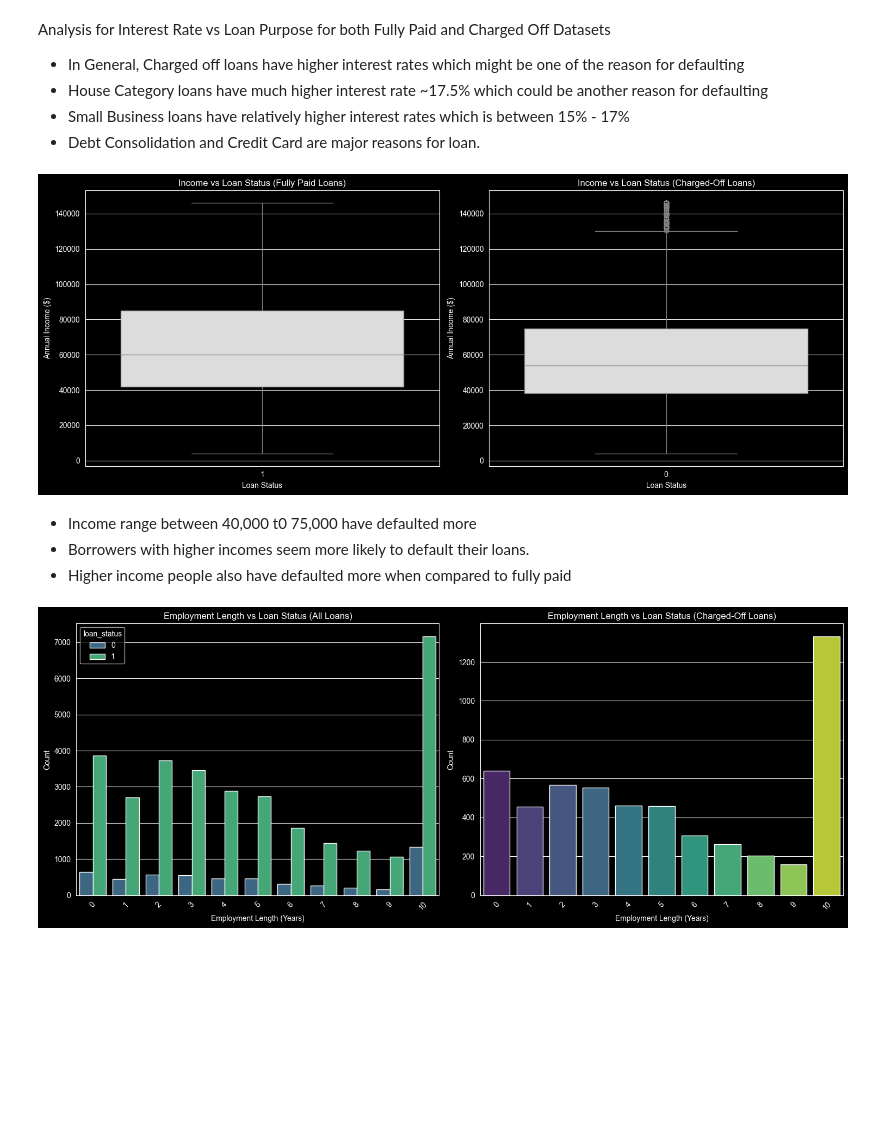
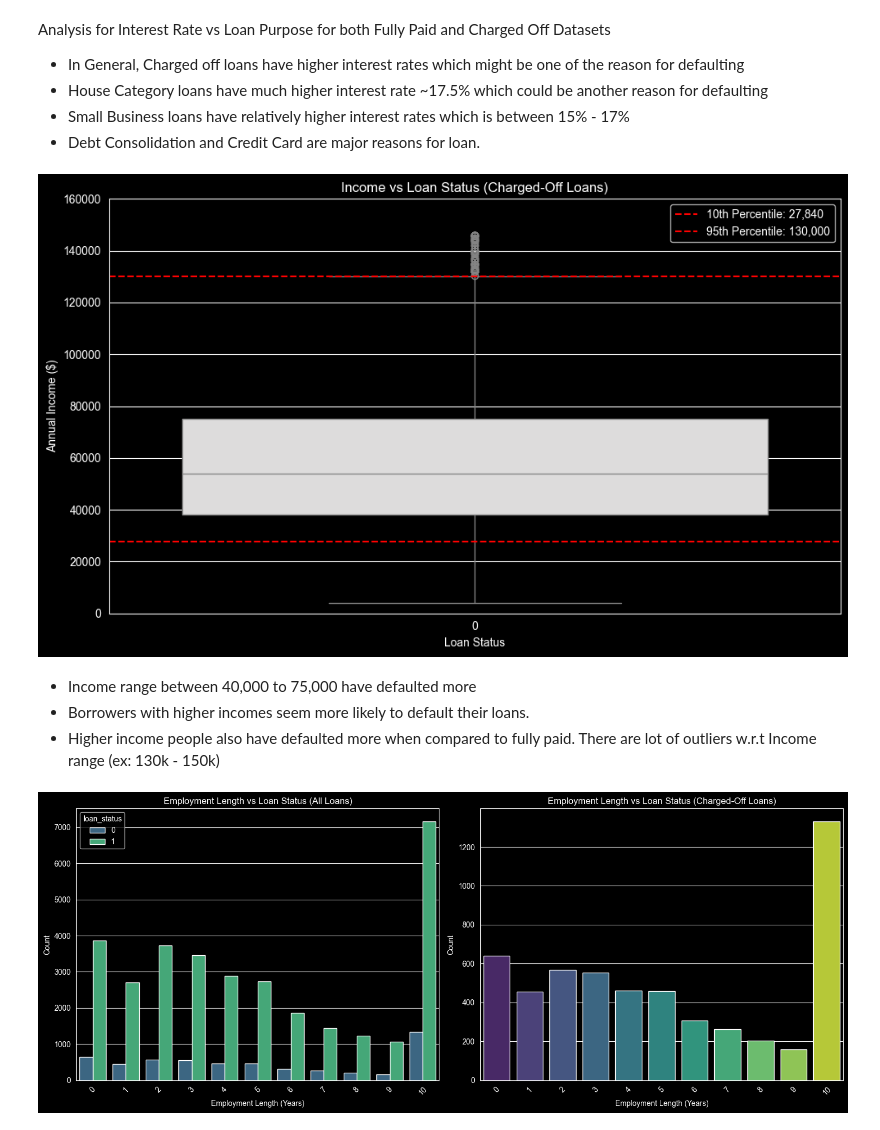
Before and after one commit to muralik31/Lending-Club-Case-Study, a Jupyter notebook: Murali_Krishna_Kondapally.ipynb, the cells around one changed output. Cells and saved outputs as stored; diff of their text form; code cells hidden in the pictures; blank space fills up the shorter version.

```diff
--- a/Murali_Krishna_Kondapally.ipynb
+++ b/Murali_Krishna_Kondapally.ipynb
@@ -888,33 +888,34 @@ Analysis for Interest Rate vs Loan Purpose for both Fully Paid and Charged Off D
 - Small Business loans have relatively higher interest rates which is between 15% - 17%
 - Debt Consolidation and Credit Card are major reasons for loan.
 # %%
-# Plotting Income vs Loan Status for All Loans and Charged-Off Loans
-plt.figure(figsize=(15, 6))
+# Calculate specific percentiles
+percentiles = [10, 95]
+percentile_values = np.percentile(df_charged_off['annual_inc'].dropna(), percentiles)
 
-# For All Loans
-plt.subplot(1, 2, 1)
-sns.boxplot(data=df_fully_paid, x='loan_status', y='annual_inc', palette='coolwarm')
-plt.title('Income vs Loan Status (Fully Paid Loans)')
-plt.xlabel('Loan Status')
-plt.ylabel('Annual Income ($)')
-#plt.ylim(0, 150000)  # To handle outliers and make the chart readable
+# Create the boxplot
+plt.figure(figsize=(10, 6))
+ax = sns.boxplot(data=df_charged_off, x='loan_status', y='annual_inc', palette='coolwarm')
 
-# For Charged-Off Loans
-plt.subplot(1, 2, 2)
-sns.boxplot(data=df_charged_off, x='loan_status', y='annual_inc', palette='coolwarm')
+# Overlay percentiles on the plot
+for p, value in zip(percentiles, percentile_values):
+    ax.axhline(value, color='red', linestyle='--', label=f'{p}th Percentile: {value:,.0f}')
+
+# Add labels and title
 plt.title('Income vs Loan Status (Charged-Off Loans)')
 plt.xlabel('Loan Status')
 plt.ylabel('Annual Income ($)')
-#plt.ylim(0, 150000)  # To match the scale for comparison
+plt.ylim(0, 160000)
+plt.legend(loc='upper right')
 
+# Display the plot
 plt.tight_layout()
 plt.show()
 # %% [output]
-[figure, old version]
+[figure, new version]
 # %% [markdown]
-- Income range between 40,000 t0 75,000 have defaulted more
+- Income range between 40,000 to 75,000 have defaulted more
 - Borrowers with higher incomes seem more likely to default their loans.
-- Higher income people also have defaulted more when compared to fully paid
+- Higher income people also have defaulted more when compared to fully paid. There are lot of outliers w.r.t Income range (ex: 130k - 150k)
 # %%
 # Countplot for Employment Length vs Loan Status (All Loans)
 plt.figure(figsize=(15, 6))
```
Also changed, not shown: parts of 10 cells of this notebook.
